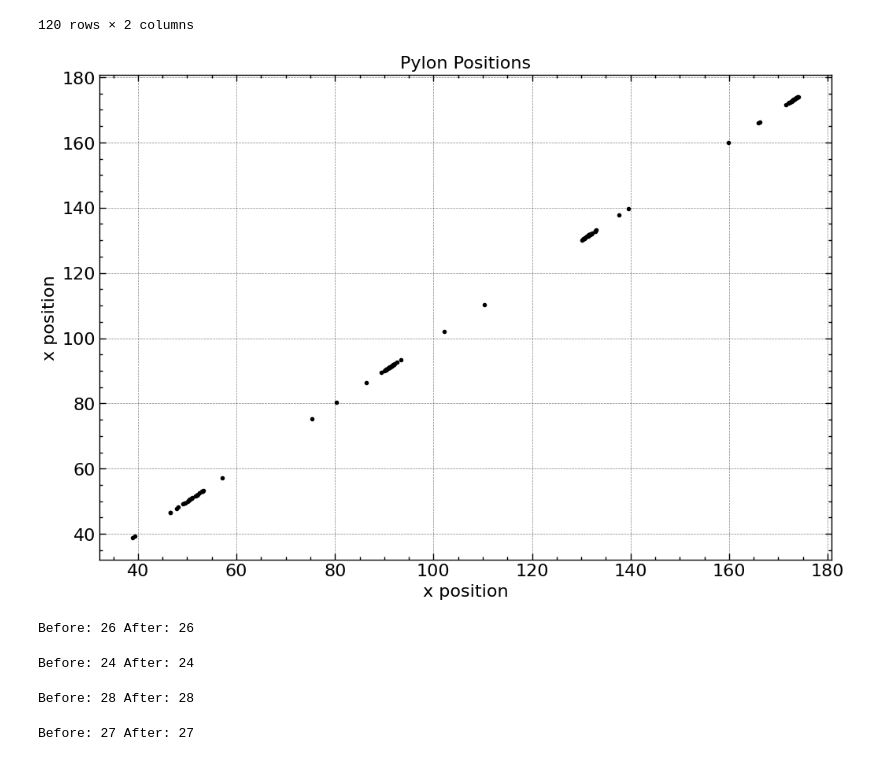
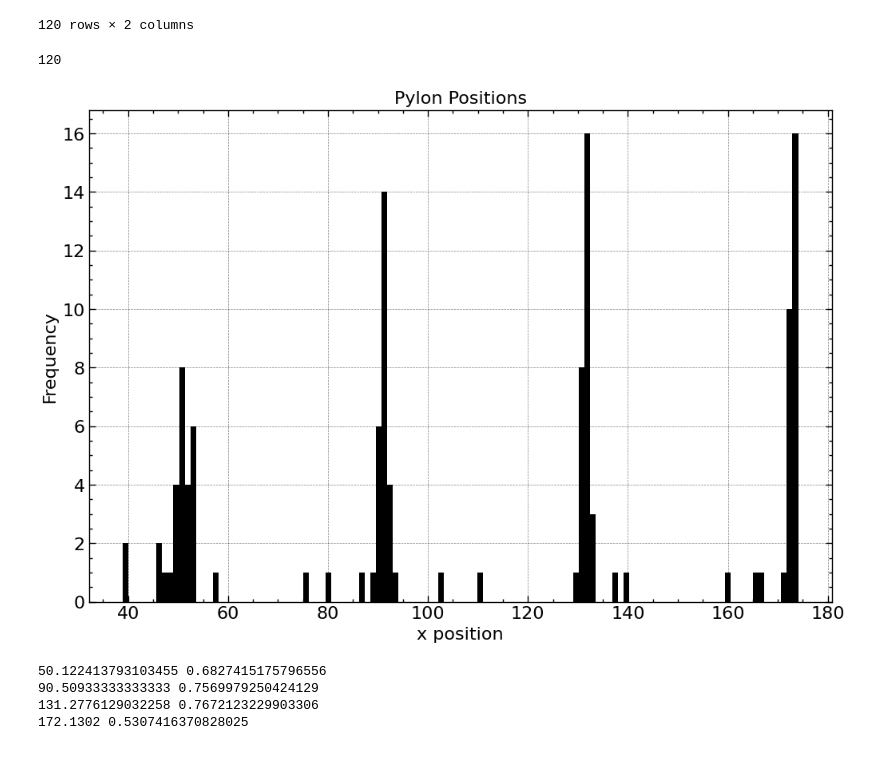
Before and after one commit to tobiassanta/AppStat2025, a Jupyter notebook: Problem Set/Problem Set.ipynb, the cells around one changed output. Drawn from its saved outputs; the diff is of its cells as text; code cells hidden in the pictures.

```diff
--- a/Problem Set/Problem Set.ipynb
+++ b/Problem Set/Problem Set.ipynb
@@ -258,14 +260,16 @@ pylon_data_sorted
 # %%
 #Plotting of raw data
 plt.figure(figsize = (12,8))
-plt.plot(pylon_data_sorted['# Position'], pylon_data_sorted['# Position'], '.', color = 'black')
+plt.hist(pylon_data_sorted['# Position'], bins = 120, color = 'black')
 plt.xlabel('x position')
-plt.ylabel('x position')
+plt.ylabel('Frequency')
 plt.title('Pylon Positions')
 
 plt.savefig('Problem 2.3 - raw data.png', dpi = 300)
+print(len(pylon_data_sorted))
 # %% [output]
+120
-[figure, old version]
+[figure, new version]
 # %%
 # Doing chauvenet on clusters
 x = np.array(pylon_data_sorted['# Position'])
@@ -284,39 +288,13 @@ cluster1_std   =   np.std(cluster1)
 cluster2_std   =   np.std(cluster2)
 cluster3_std   =   np.std(cluster3)
 cluster4_std   =   np.std(cluster4)
+
+print(cluster1_mean, cluster1_std/np.sqrt(len(cluster1)))
+print(cluster2_mean, cluster2_std/np.sqrt(len(cluster2)))
+print(cluster3_mean, cluster3_std/np.sqrt(len(cluster3)))
+print(cluster4_mean, cluster4_std/np.sqrt(len(cluster4)))
+# %% [output]
+50.122413793103455 0.6827415175796556
+90.50933333333333 0.7569979250424129
+131.2776129032258 0.7672123229903306
+172.1302 0.5307416370828025
-# %%
-# Cluster 1
-for i in range(1):   # keep your style
-    mask = chauvenet(cluster1)
-    cluster1_subset = cluster1[mask]
-    print("Before:", len(cluster1), "After:", len(cluster1_subset))
-    cluster1 = cluster1_subset
-# %% [output]
-Before: 26 After: 26
-# %%
-# Cluster 2
-for i in range(1):   # keep your style
-    mask = chauvenet(cluster2)
-    cluster2_subset = cluster2[mask]
-    print("Before:", len(cluster2), "After:", len(cluster2_subset))
-    cluster2 = cluster2_subset
-# %% [output]
-Before: 24 After: 24
-# %%
-#Cluster 3
-for i in range(1):
-    mask = chauvenet(cluster3)
-    cluster3_subset = cluster3[mask]
-    print("Before:", len(cluster3), "After:", len(cluster3_subset))
-    cluster3 = cluster3_subset
-# %% [output]
-Before: 28 After: 28
-# %%
-#Cluster 4
-for i in range(1):   # keep your style
-    mask = chauvenet(cluster4)
-    cluster4_subset = cluster4[mask]
-    print("Before:", len(cluster4), "After:", len(cluster4_subset))
-    cluster4 = cluster4_subset
-# %% [output]
-Before: 27 After: 27
```
Also changed, not shown: parts of 11 cells of this notebook.
